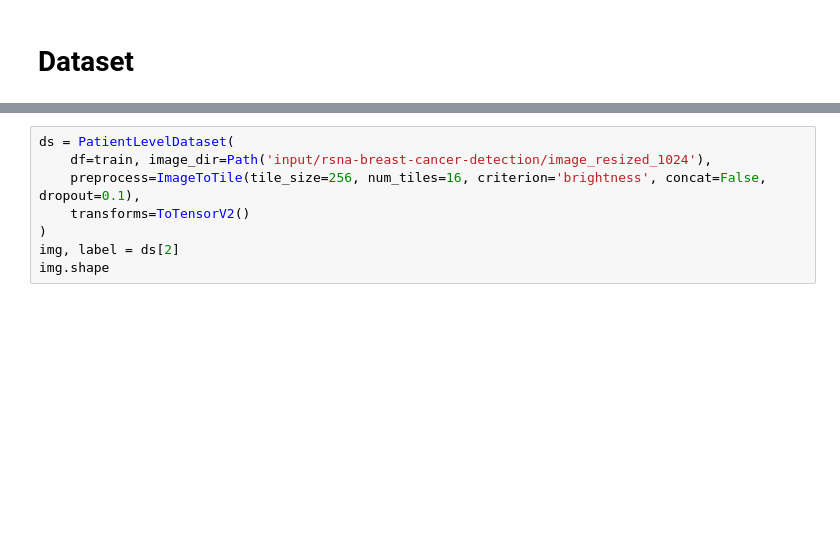
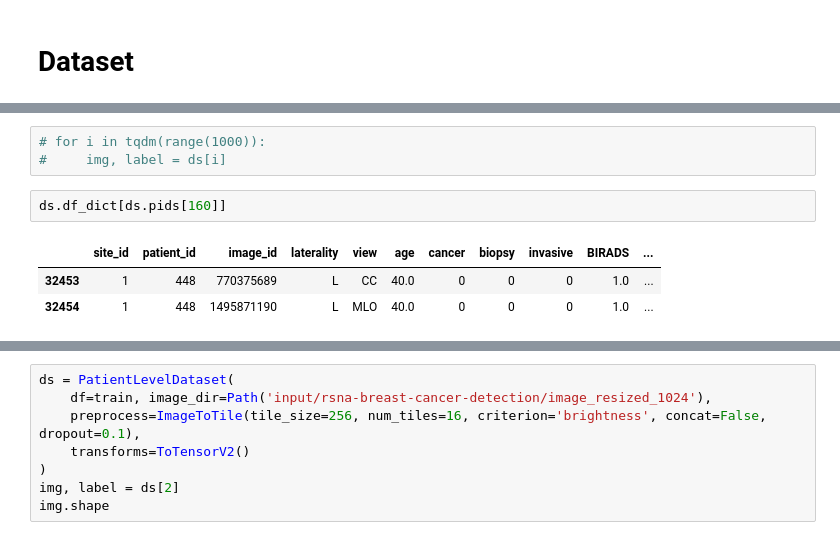
Before and after one commit to analokmaus/kaggle-rsna-breast-cancer, a Jupyter notebook: 00_eda.ipynb, the cells around one changed output, grey strips where cells are left out. Cells and saved outputs as stored; diff of their text form; blank space fills up the shorter version.

```diff
--- a/00_eda.ipynb
+++ b/00_eda.ipynb
@@ -145 +189,10 @@ img, label = ds[2]
+# %%
+# for i in tqdm(range(1000)):
+#     img, label = ds[i]
+# %%
+ds.df_dict[ds.pids[160]]
+# %% [output]
+|  | site_id | patient_id | image_id | laterality | view | age | cancer | biopsy | invasive | BIRADS | ... |
+| 32453 | 1 | 448 | 770375689 | L | CC | 40.0 | 0 | 0 | 0 | 1.0 | ... |
+| 32454 | 1 | 448 | 1495871190 | L | MLO | 40.0 | 0 | 0 | 0 | 1.0 | ... |
 # %%
```
Also changed, not shown: parts of 10 cells of this notebook, 6 other files.
